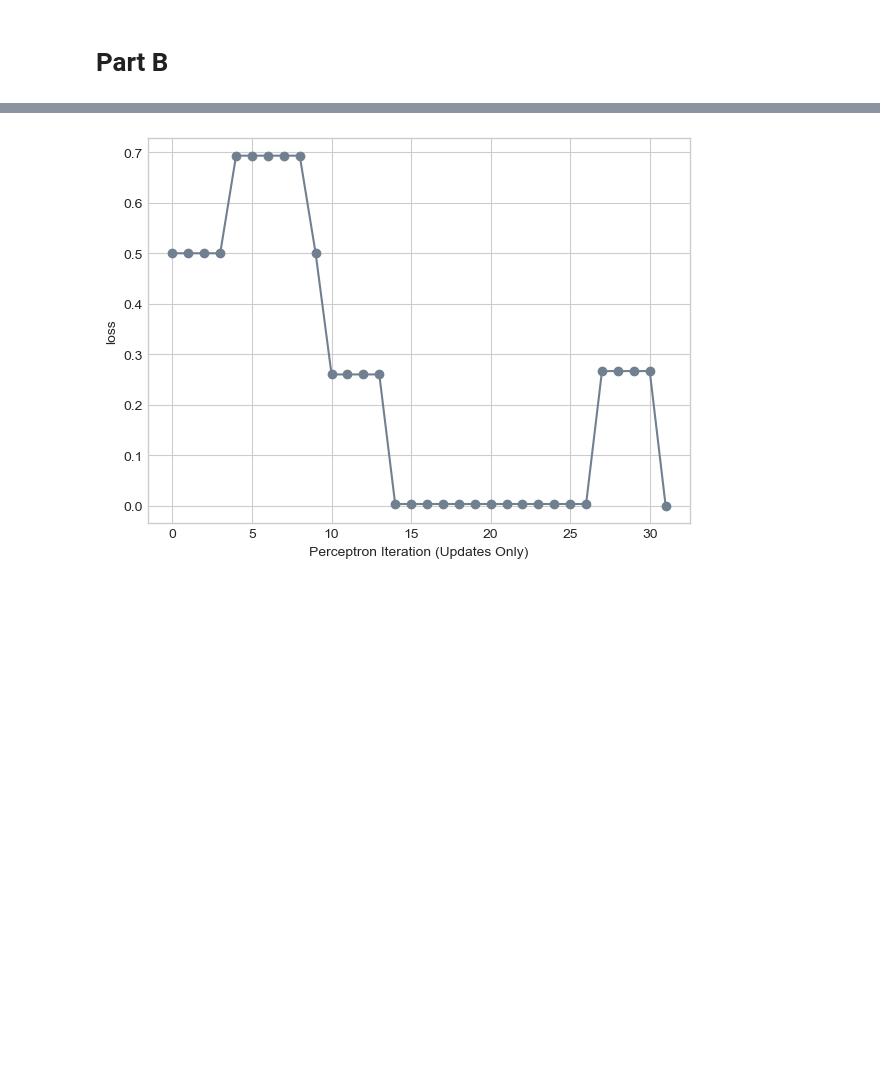
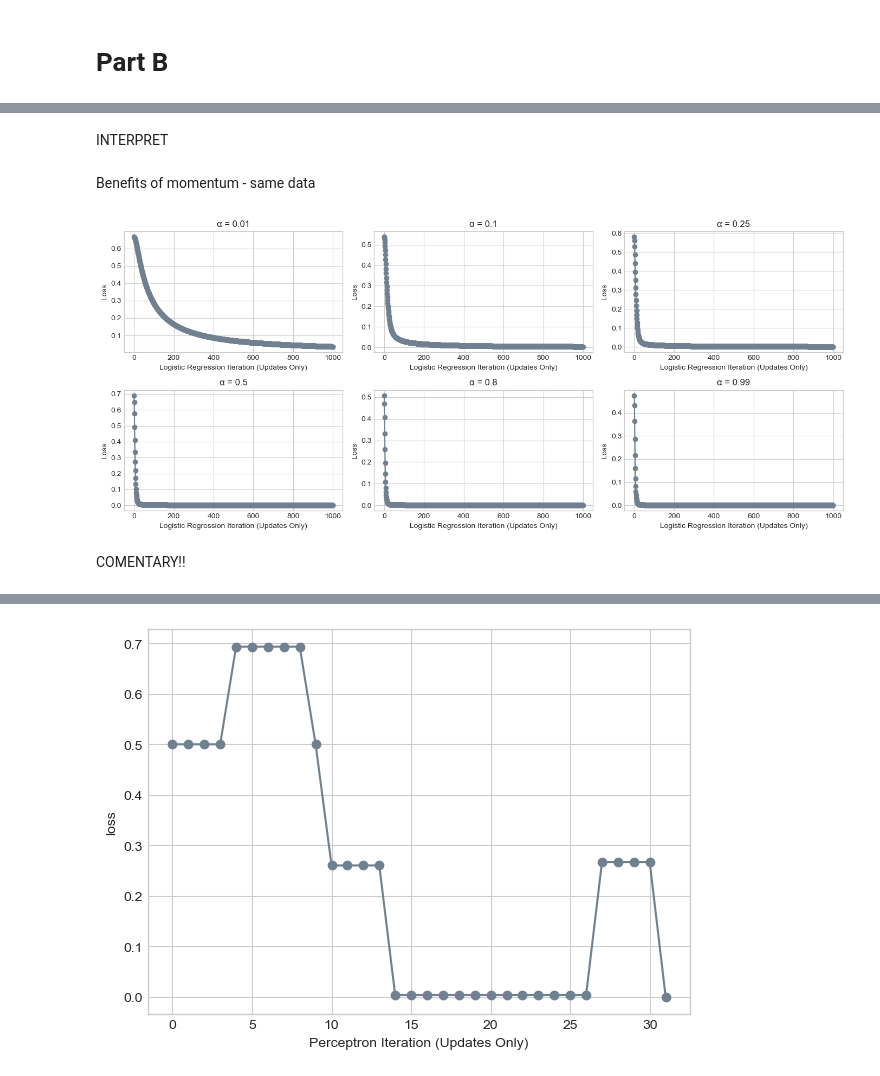
Before and after one commit to jacksonbhanson7/jacksonbhanson7.github.io, a Jupyter notebook: posts/Implementing Logistic Regression/index.ipynb, the cells around one changed output, grey strips where cells are left out. Cells and saved outputs as stored; diff of their text form; code cells hidden in the pictures; blank space fills up the shorter version.

```diff
--- a/posts/Implementing Logistic Regression/index.ipynb
+++ b/posts/Implementing Logistic Regression/index.ipynb
@@ -62,0 +91,33 @@ Now, let's vizualize the loss over the course of the algorithm. Because we know
+# %% [markdown]
+INTERPRET
+# %% [markdown]
+Benefits ‍‍‍‍‍‍‍‍‍‍‍‍‍‍‍‍‍‍‍‍of ‍‍‍‍‍‍‍‍‍‍‍‍‍‍‍‍‍‍‍‍momentum - same data
+# %%
+fig, axes = plt.subplots(2, 3, figsize=(14, 6))
+alphas = [0.01, 0.1, 0.25, 0.5, .8, .99]
+
+for idx, alpha in enumerate(alphas):
+    # ⬇️ Re-initialize model and optimizer each time
+    model = LogisticRegression()
+    optimizer = GradientDescentOptimizer(model)
+
+    loss_vec = []
+    for _ in range(1000):
+        loss = model.loss(X, y)
+        loss_vec.append(loss.item())
+        optimizer.step(X, y, alpha=alpha, beta=0.9)
+
+    ax = axes.flatten()[idx]
+    ax.plot(loss_vec, color="slategrey")
+    ax.scatter(torch.arange(len(loss_vec)), loss_vec, color="slategrey")
+    ax.set_title(f"α = {alpha}")
+    ax.set_xlabel("Logistic Regression Iteration (Updates Only)")
+    ax.set_ylabel("Loss")
+    ax.grid(True)
+
+plt.tight_layout()
+plt.show()
+# %% [output]
+[figure, added]
+# %% [markdown]
+COMENTARY!!
```
Also changed, not shown: parts of 22 cells of this notebook.
